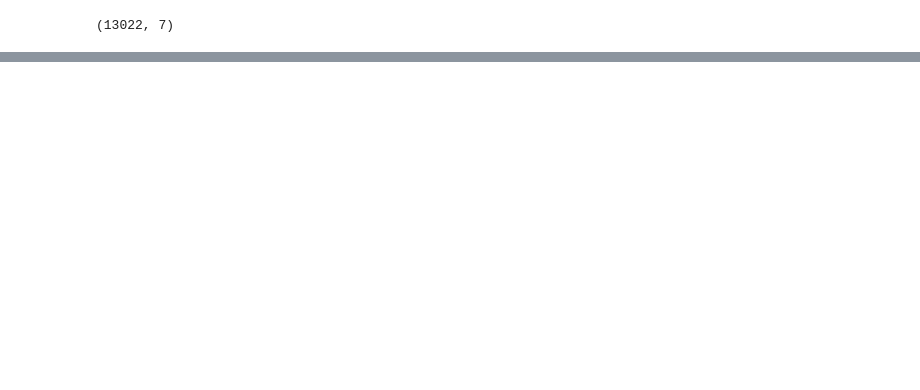
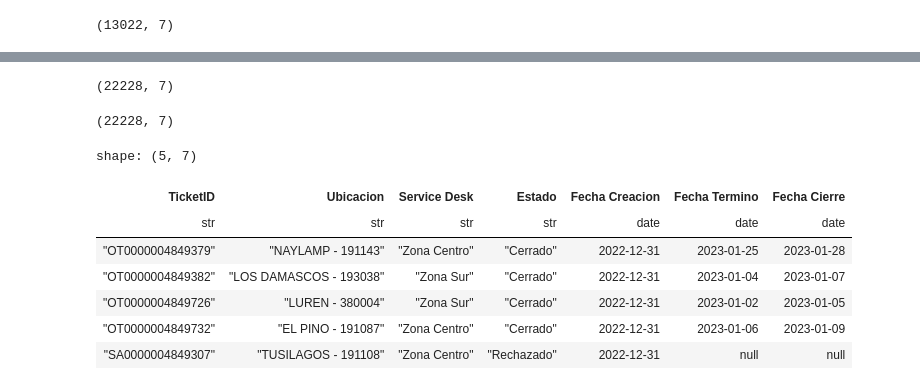
Before and after one commit to omarayrton/Primer-Entregable-ETL, a Jupyter notebook: primera_entrega.ipynb, the cells around one changed output, grey strips where cells are left out. Drawn from its saved outputs; the diff is of its cells as text; code cells hidden in the pictures; blank space fills up the shorter version.

```diff
--- a/primera_entrega.ipynb
+++ b/primera_entrega.ipynb
@@ -139,0 +150,12 @@ data_tickets_actual.shape
+# %%
+## anexamos en uno solo
+tickets = pl.concat([data_tickets_hist,data_tickets_actual])
+tickets.columns
+tickets.shape
+# %% [output]
+(22228, 7)
+# %%
+#### removiendo duplicados
+tickets.shape
+# %% [output]
+(22228, 7)
@@ -139,0 +170,11 @@ data_tickets_actual.shape
+# %%
+tickets.head()
+# %% [output]
+shape: (5, 7)
+| TicketID | Ubicacion | Service Desk | Estado | Fecha Creacion | Fecha Termino | Fecha Cierre |
+| str | str | str | str | date | date | date |
+| "OT0000004849379" | "NAYLAMP - 191143" | "Zona Centro" | "Cerrado" | 2022-12-31 | 2023-01-25 | 2023-01-28 |
+| "OT0000004849382" | "LOS DAMASCOS - 193038" | "Zona Sur" | "Cerrado" | 2022-12-31 | 2023-01-04 | 2023-01-07 |
+| "OT0000004849726" | "LUREN - 380004" | "Zona Sur" | "Cerrado" | 2022-12-31 | 2023-01-02 | 2023-01-05 |
+| "OT0000004849732" | "EL PINO - 191087" | "Zona Centro" | "Cerrado" | 2022-12-31 | 2023-01-06 | 2023-01-09 |
+| "SA0000004849307" | "TUSILAGOS - 191108" | "Zona Centro" | "Rechazado" | 2022-12-31 | null | null |
```
Also changed, not shown: parts of 11 cells of this notebook.
